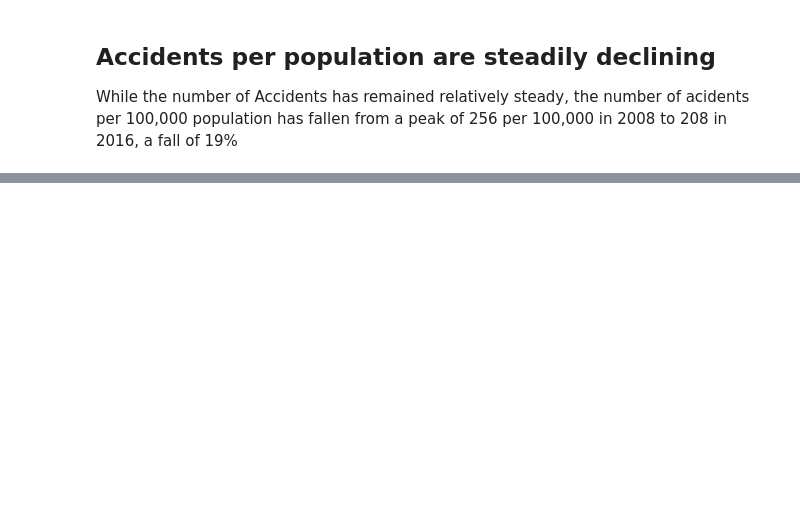
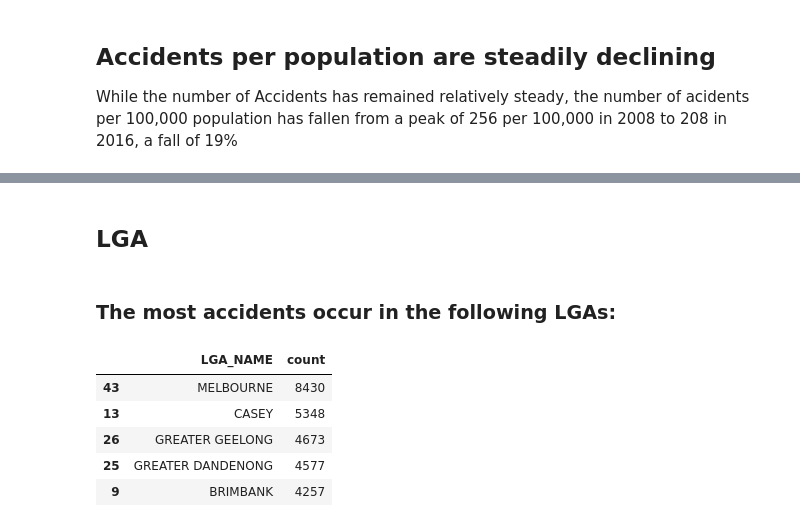
Before and after one commit to jaketclarke/vicroads_accident_analysis, a Jupyter notebook: vic_car_crashes.ipynb, the cells around one changed output, grey strips where cells are left out. Saved outputs shown, nothing was run; the diff lists cells and outputs as text; code cells hidden in the pictures; blank space fills up the shorter version.

```diff
--- a/vic_car_crashes.ipynb
+++ b/vic_car_crashes.ipynb
@@ -724,0 +740,36 @@ py.iplot(figureCrashesbyYearWithPer100k, filename='figureCrashesbyYearWithPer100
+# %%
+df_node = pd.read_csv(
+    'vicroads_data/ACCIDENT/NODE.csv', # file name and path
+    sep=','#, # separated by commas
+    #index_col=0, # first column should be primary key
+    #low_memory = False
+)
+
+# filter out all values in the LGA_NAME column that don't represent LGAs
+# read valid lga list
+valid_lgas = pd.read_csv(
+    'vic_lgas.csv',
+    names=['LGA']
+)
+
+# make upper case to match vicroads data
+valid_lgas['LGA'] = valid_lgas['LGA'].str.upper()
+
+# convert to a list
+valid_lgas = valid_lgas['LGA'].values.tolist()
+
+# normalise LGA names
+df_node['LGA_NAME'].replace('DANDENONG', 'GREATER DANDENONG',inplace=True)
+df_node['LGA_NAME'].replace('GEELONG', 'GREATER GEELONG',inplace=True)
+df_node['LGA_NAME'].replace('COLAC OTWAY', 'COLAC-OTWAY',inplace=True)
+df_node['LGA_NAME'].replace('SHEPPARTON', 'GREATER SHEPPARTON',inplace=True)
+df_node['LGA_NAME'].replace('BENDIGO', 'GREATER BENDIGO',inplace=True)
+
+# filter where name not in list
+df_node = df_node[df_node['LGA_NAME'].isin(valid_lgas)]
+
+# merge node columns onto limited dataset
+df_tmp = df_accident_mod.reset_index()
+df_accident_node = pd.merge(df_tmp, df_node, on='ACCIDENT_NO', how='left')
+
+print(df_accident_node.head(3))
@@ -724,0 +794,19 @@ py.iplot(figureCrashesbyYearWithPer100k, filename='figureCrashesbyYearWithPer100
+# %% [markdown]
+## LGA
+# %%
+# group by hour by severity
+accidents_by_lga =  df_accident_node.groupby(['LGA_NAME']).size()
+
+# reset index and name the new column count
+accidents_by_lga = accidents_by_lga.reset_index(name="count")
+# %% [markdown]
+### The most accidents occur in the following LGAs:
+# %%
+accidents_by_lga.nlargest(5,'count')
+# %% [output]
+|  | LGA_NAME | count |
+| 43 | MELBOURNE | 8430 |
+| 13 | CASEY | 5348 |
+| 26 | GREATER GEELONG | 4673 |
+| 25 | GREATER DANDENONG | 4577 |
+| 9 | BRIMBANK | 4257 |
```
Also changed, not shown: parts of 38 cells of this notebook.
